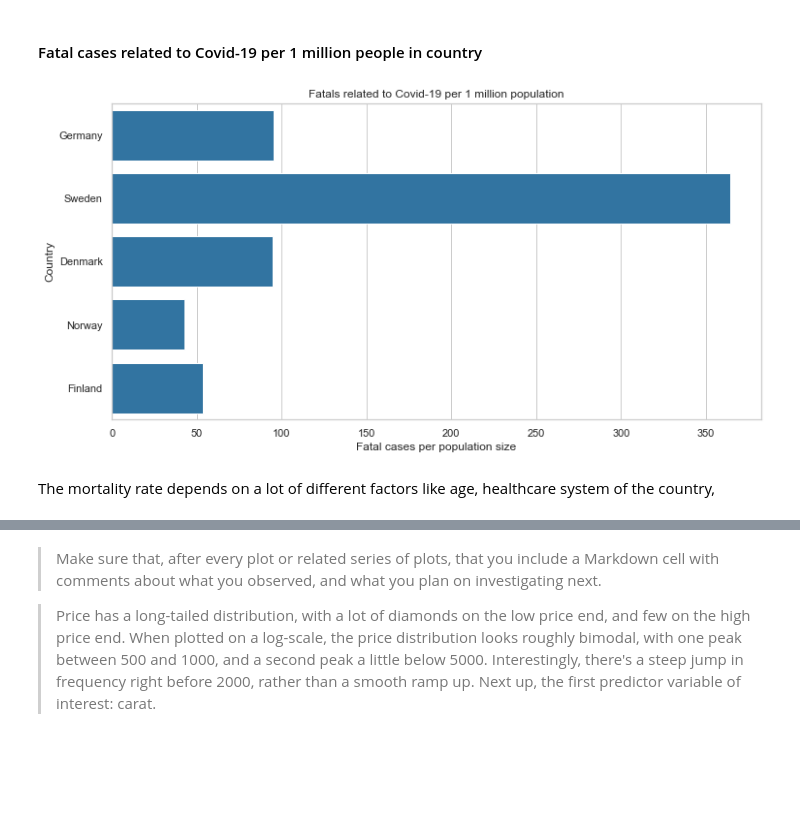
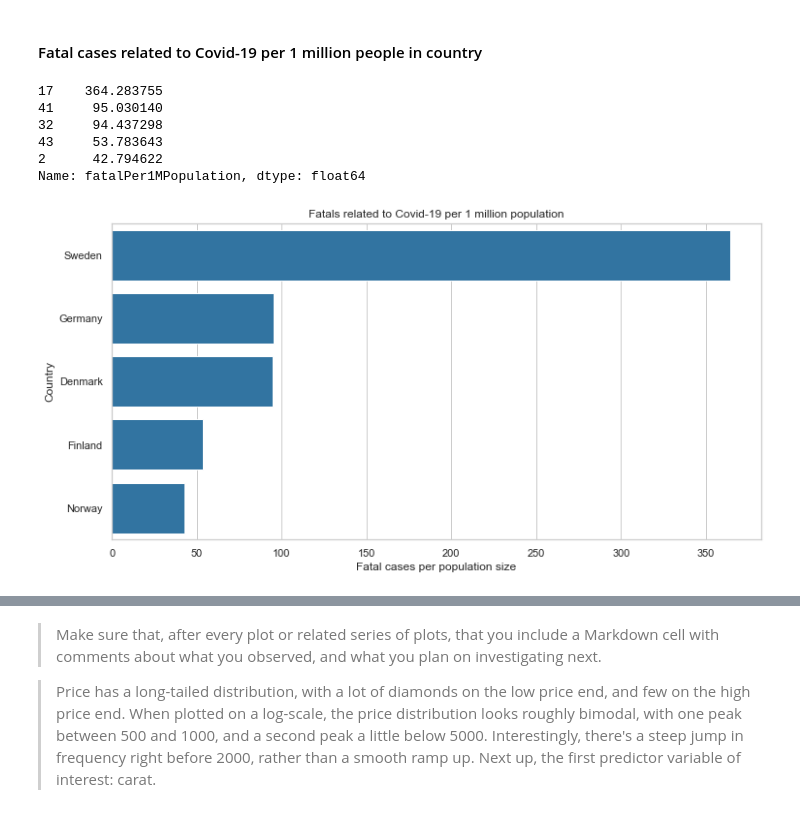
Before and after one commit to AtulSingh-Emyre/AnalysisCovid19, a Jupyter notebook: exploration_Covid19.ipynb, the cells around one changed output, grey strips where cells are left out. Cells and saved outputs as stored; diff of their text form; code cells hidden in the pictures; blank space fills up the shorter version.

Commit message:
feat: Finish one dimensional visualization

```diff
--- a/exploration_Covid19.ipynb
+++ b/exploration_Covid19.ipynb
@@ -346,27 +380,34 @@ df_covidCases_today['fatalPer1MPopulation'] = df_covidCases_today.fatal *1000000
 # %% [markdown]
 #### Fatal cases related to Covid-19 per 1 million people in country
+# %%
+df_covidCases_today.sort_values('fatalPer1MPopulation', ascending=False).fatalPer1MPopulation
+# %% [output]
+17    364.283755
+41     95.030140
+32     94.437298
+43     53.783643
+2      42.794622
+Name: fatalPer1MPopulation, dtype: float64
 # %%
 # Define figure size
 plt.figure(figsize=[12,6])
 
 # Plot barplot with 10 countries of most cases
-sb.barplot(data=df_covidCases_today.sort_values('confirmed', ascending=False),
+sb.barplot(data=df_covidCases_today.sort_values('fatalPer1MPopulation', ascending=False),
            x='fatalPer1MPopulation', y='country', color = base_color )
 
 # Set grid for better comparibility
 sb.set(style="whitegrid")
 
 # Write lables and header
 plt.xlabel('Fatal cases per population size')
 plt.ylabel('Country');
 plt.title('Fatals related to Covid-19 per 1 million population')
 
 #axes = plt.gca()
 #axes.set_xlim([0,160])
 #axes.set_ylim([0,160])
 
 plt.show()
 # %% [output]
-[figure, old version]
+[figure, new version]
-# %% [markdown]
-The mortality rate depends on a lot of different factors like age, healthcare system of the country,
```
Also changed, not shown: parts of 23 cells of this notebook, 1 other file.
